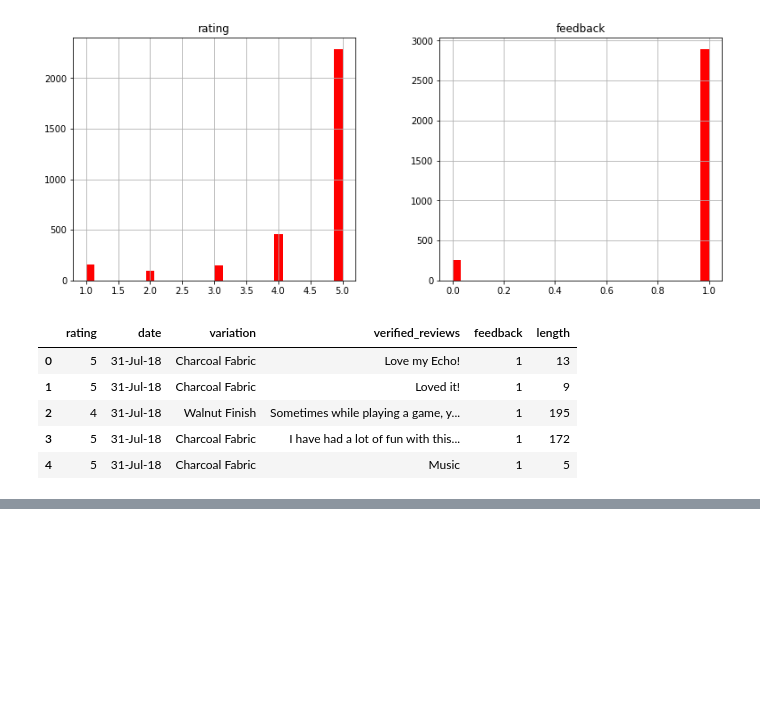
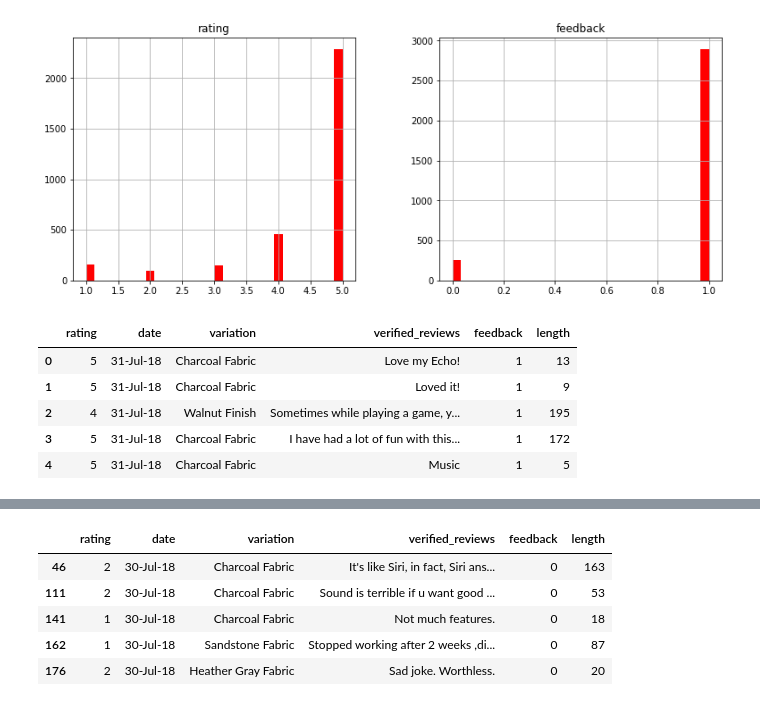
Before and after one commit to Priyo-prog/Understanding-product-review, a Jupyter notebook: Understanding_Product_Review.ipynb, the cells around one changed output, grey strips where cells are left out. Cells and saved outputs as stored; diff of their text form; code cells hidden in the pictures; blank space fills up the shorter version.

```diff
--- a/Understanding_Product_Review.ipynb
+++ b/Understanding_Product_Review.ipynb
@@ -83,0 +125,11 @@ reviews_df.head()
+# %%
+negative_df = positive_df = reviews_df[reviews_df['feedback'] == 0]
+# %%
+negative_df.head()
+# %% [output]
+|  | rating | date | variation | verified_reviews | feedback | length |
+| 46 | 2 | 30-Jul-18 | Charcoal Fabric | It's like Siri, in fact, Siri ans... | 0 | 163 |
+| 111 | 2 | 30-Jul-18 | Charcoal Fabric | Sound is terrible if u want good ... | 0 | 53 |
+| 141 | 1 | 30-Jul-18 | Charcoal Fabric | Not much features. | 0 | 18 |
+| 162 | 1 | 30-Jul-18 | Sandstone Fabric | Stopped working after 2 weeks ,di... | 0 | 87 |
+| 176 | 2 | 30-Jul-18 | Heather Gray Fabric | Sad joke. Worthless. | 0 | 20 |
```
Also changed, not shown: parts of 10 cells of this notebook.
